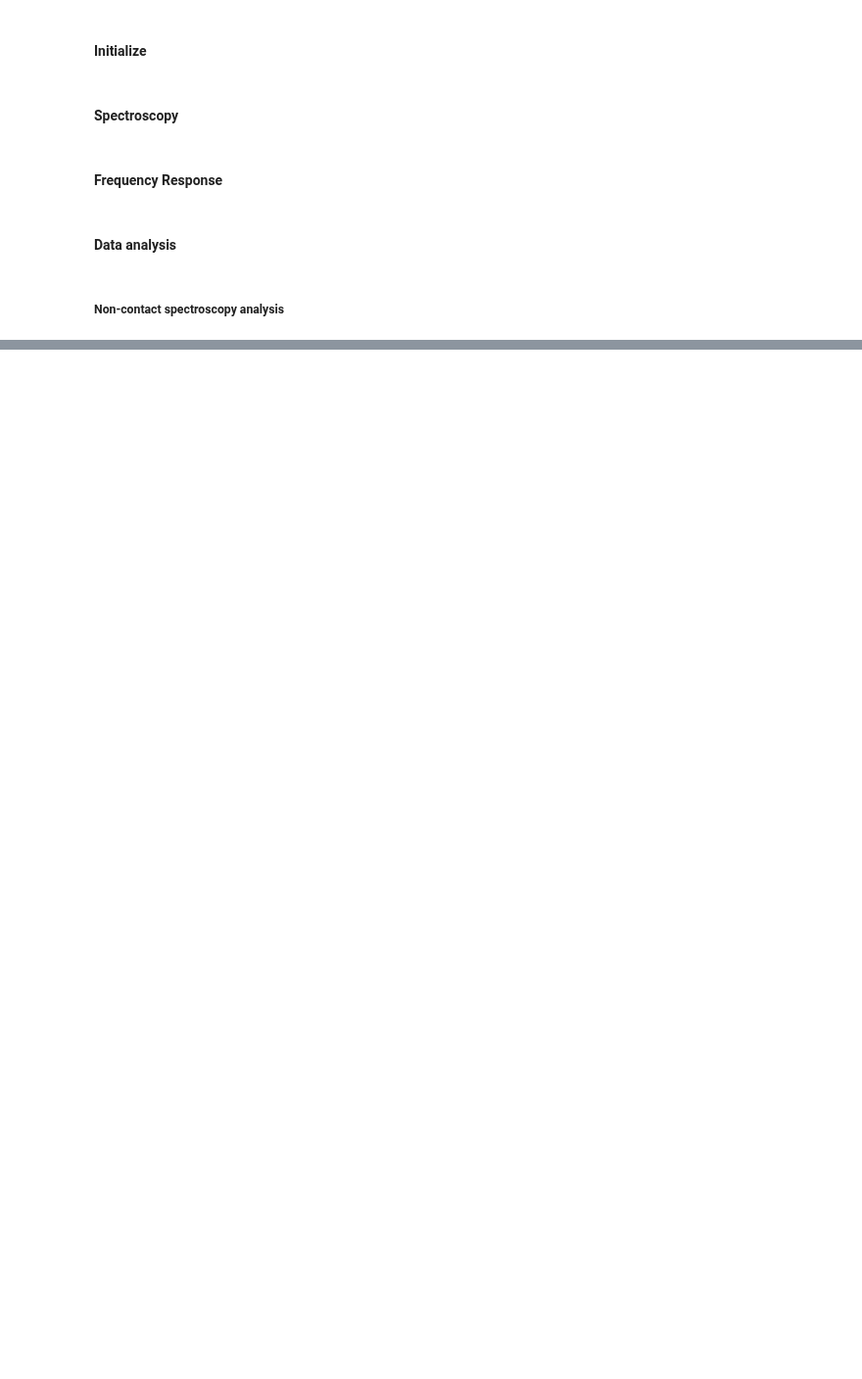
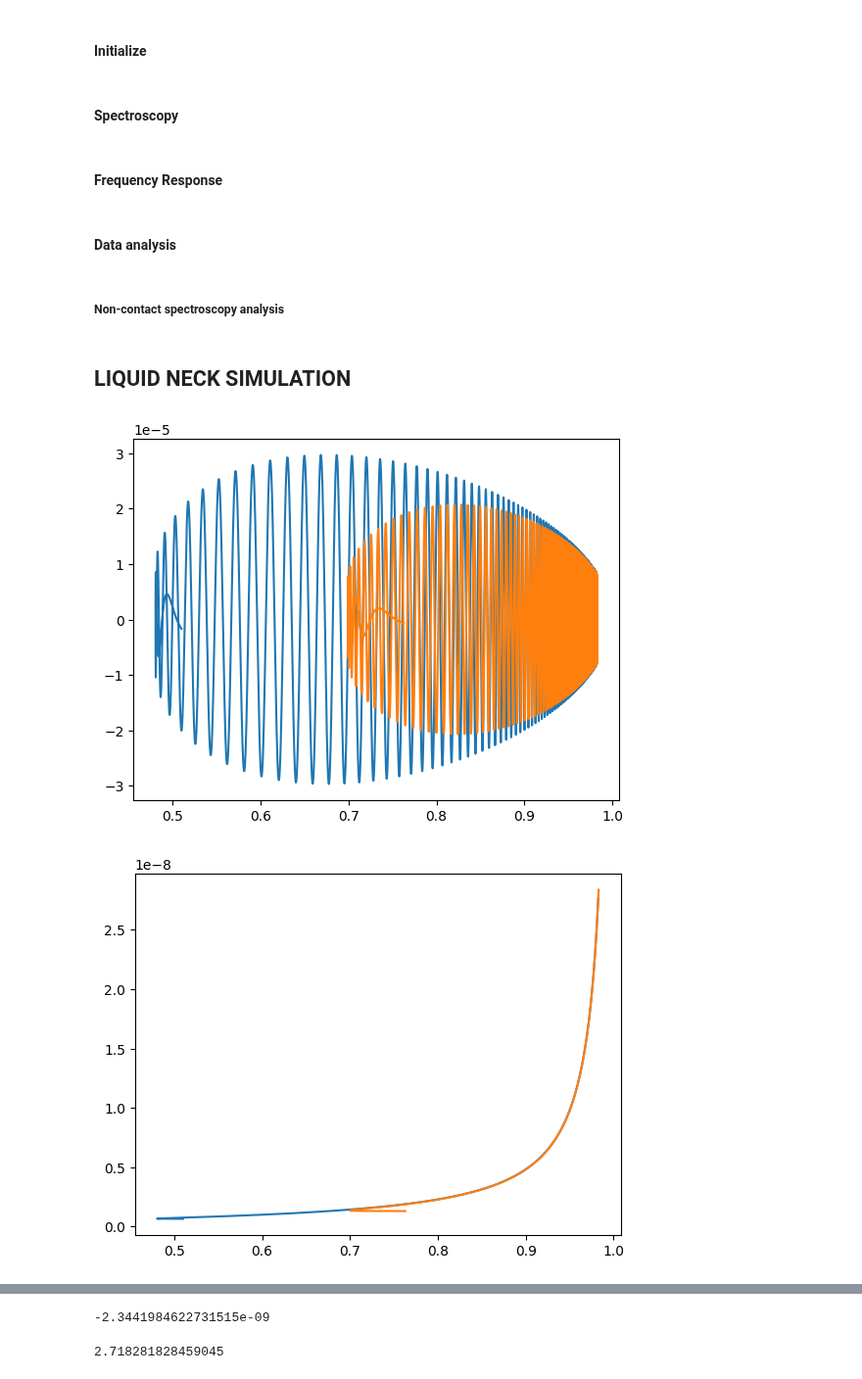
Before and after one commit to PranavSudersan/AFM-Dashboard, a Jupyter notebook: AFM Dashboard.ipynb, the cells around one changed output, grey strips where cells are left out. Shown at 98% size. Saved outputs shown, nothing was run; the diff lists cells and outputs as text; code cells hidden in the pictures; blank space fills up the shorter version.

Commit message:
liquid neck simulation, preliminary

```diff
--- a/AFM Dashboard.ipynb
+++ b/AFM Dashboard.ipynb
@@ -7761,3 +7763,73 @@ plt.grid(True)
 plt.show()
 # %%
 (phase_shift + np.pi)*2
+# %% [markdown]
+## LIQUID NECK SIMULATION
+# %%
+from scipy.optimize import fsolve
+
+R_t = 5e-6 #tip radius (m)
+R_s = 5e-6 #sample radius (m)
+# R1 = 20e-9 #tip radius
+theta_s = 40 #contact angle with sample (deg)
+theta_t = 40 #contact angle with tip (deg)
+humid = 0.8 # humidity
+
+R1 = 1/((1/R_t)+(1/R_s)) #effective Derjaguin radius (m)
+T_temp = 298 #Temperature (K)
+surf_ten = 72e-3 #surface tension (N/m)
+dens = 1000 #density (kg/m3)
+mol_wt = 18e-3 #molecular wt (kg/mol)
+R_gas = 8.314 #Ideal gas constant (J/K⋅mol)
+mol_vol = mol_wt/dens #molar volume
+kelv_len = (surf_ten*mol_vol)/(R_gas*T_temp) #kelvin length
+
+D_ts_array = np.linspace(1e-9, 2e-9, 2) #tip-sample distance
+
+
+# rm_eq = -kelv_len/np.log(humid) #equilibrium meniscus radius (for constant pressure)
+def find_beta(beta, D_ts):
+    c_theta = (np.cos(theta_s*np.pi/180)+np.cos((theta_t+beta)*np.pi/180))/2 #effective contact angle
+    r_eq = (R1*(1-np.cos(beta*np.pi/180)) + D_ts)/(2*c_theta)
+    l_eq = (R1*np.sin(beta*np.pi/180)) - (r_eq*(1-np.cos((theta_t+beta)*np.pi/180)))
+    humid_calc = np.exp(-kelv_len*((1/r_eq)-(1/l_eq)))
+    # print(c_theta, r_eq, l_eq, humid_calc)
+    return humid - humid_calc
+
+Fcap_array = []
+humid_array = []
+r_eq_array = []
+l_eq_array = []
+beta_array = np.logspace(-1, 1, 10000)
+for D_ts_i in D_ts_array:
+    # beta_i = fsolve(find_beta, 0.1, args = (D_ts_i))[0]
+    for beta_i in beta_array:
+        # beta_i = beta_i
+        c_theta_i = (np.cos(theta_s*np.pi/180)+np.cos((theta_t+beta_i)*np.pi/180))/2
+        r_eq_i = (R1*(1-np.cos(beta_i*np.pi/180)) + D_ts_i)/(2*c_theta_i)
+        l_eq_i = (R1*np.sin(beta_i*np.pi/180)) - (r_eq_i*(1-np.cos((theta_t+beta_i)*np.pi/180)))
+        humid_i = np.exp(-kelv_len*((1/r_eq_i)-(1/l_eq_i)))
+        Fcap_i = np.pi*surf_ten*R1*np.sin(beta_i*np.pi/180)*(2*np.sin((theta_t+beta_i)*np.pi/180)+\
+                                                             (R1*np.sin(beta_i*180/np.pi)*((1/r_eq_i)-(1/l_eq_i))))
+        Fcap_array.append(Fcap_i)
+        humid_array.append(humid_i)
+        r_eq_array.append(r_eq_i)
+        l_eq_array.append(l_eq_i)
+        # print(D_ts_i, Fcap_i, humid_i, beta_i, r_eq_i, l_eq_i)
+
+# plt.plot(D_ts_array, Fcap_array)
+plt.plot(humid_array[:10000], Fcap_array[:10000], '-')
+plt.plot(humid_array[-10000:], Fcap_array[-10000:], '-')
+plt.show()
+plt.plot(humid_array[:10000], r_eq_array[:10000], '-')
+plt.plot(humid_array[-10000:], r_eq_array[-10000:], '-')
+plt.show()
+plt.plot(humid_array[:10000], l_eq_array[:10000], '-')
+plt.plot(humid_array[-10000:], l_eq_array[-10000:], '-')
+plt.show()
+plt.plot(beta_array[:10000], humid_array[:10000], '-')
+plt.plot(beta_array[-10000:], humid_array[-10000:], '-')
+plt.show()
+# %% [output]
+[figure, added]
+[figure, added]
@@ -7763,0 +7838,8 @@ plt.show()
+# %%
+kelv_len/np.log(0.8)
+# %% [output]
+-2.3441984622731515e-09
+# %%
+np.exp(1)
+# %% [output]
+2.718281828459045
```
Also changed, not shown: parts of 3 cells of this notebook.
